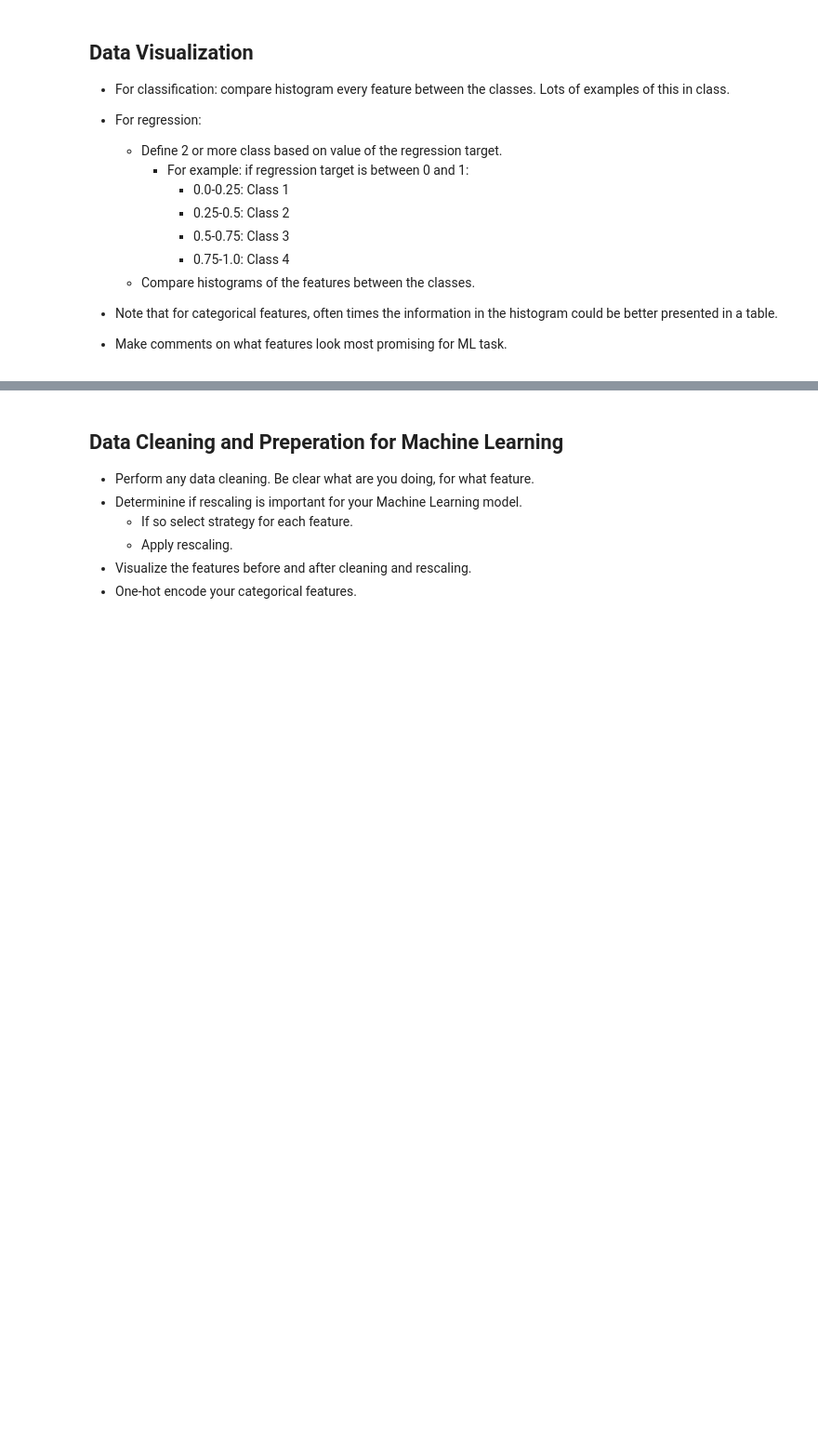
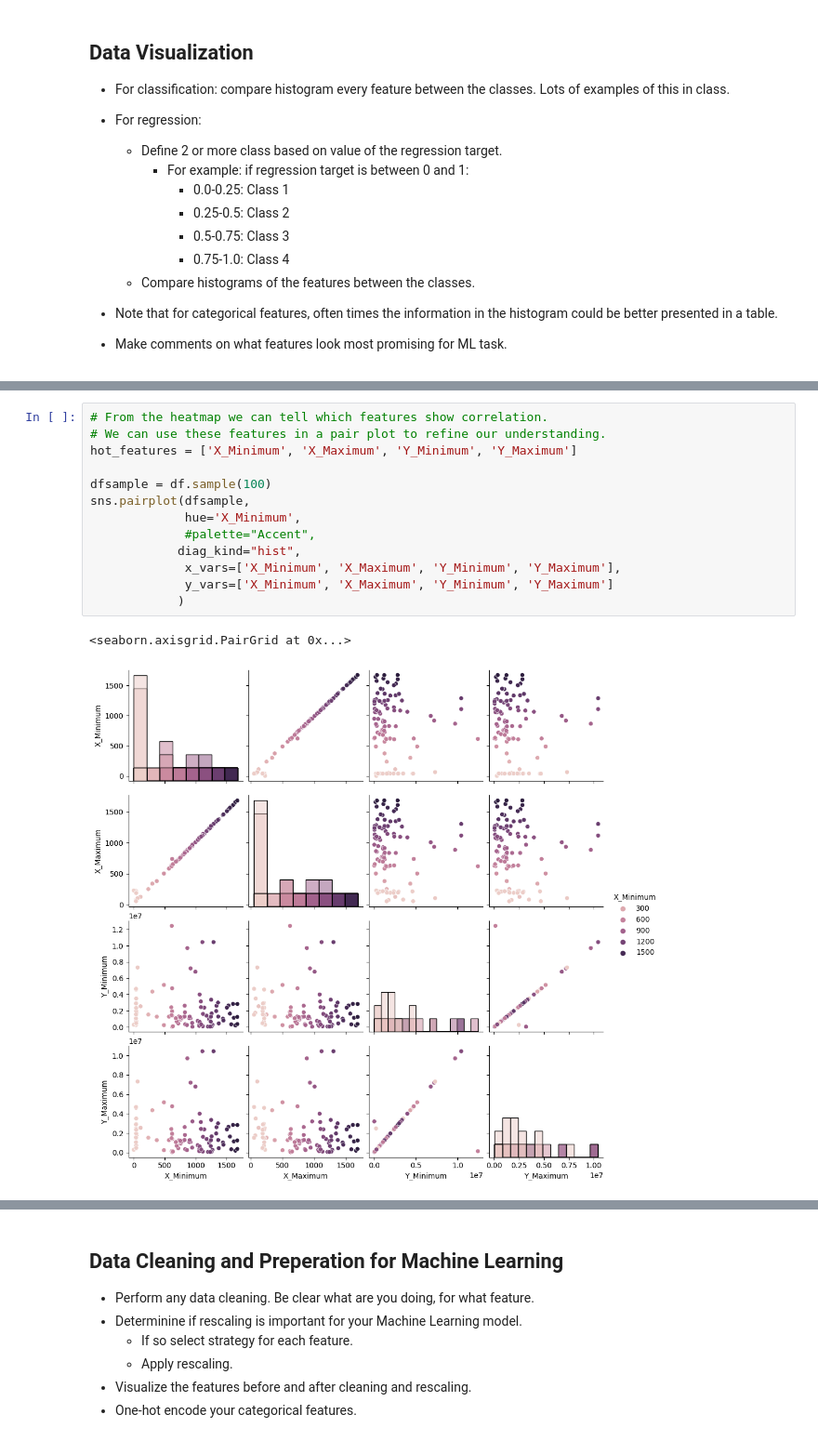
Before and after one commit to reese-quinto/DATA4380_Spring24, a Jupyter notebook: Lectures/Tabular.Kaggle.Project/KaggleTabularDataSubmission.ipynb, the cells around one changed output, grey strips where cells are left out. Shown at 93% size. Saved outputs shown, nothing was run; the diff lists cells and outputs as text; blank space fills up the shorter version.

```diff
--- a/Lectures/Tabular.Kaggle.Project/KaggleTabularDataSubmission.ipynb
+++ b/Lectures/Tabular.Kaggle.Project/KaggleTabularDataSubmission.ipynb
@@ -250,0 +283,16 @@ ValueError: could not broadcast input array from shape (19219,7) into shape (192
+# %%
+# From the heatmap we can tell which features show correlation.
+# We can use these features in a pair plot to refine our understanding.
+hot_features = ['X_Minimum', 'X_Maximum', 'Y_Minimum', 'Y_Maximum']
+
+dfsample = df.sample(100)
+sns.pairplot(dfsample,
+             hue='X_Minimum',
+             #palette="Accent",
+            diag_kind="hist",
+             x_vars=['X_Minimum', 'X_Maximum', 'Y_Minimum', 'Y_Maximum'],
+             y_vars=['X_Minimum', 'X_Maximum', 'Y_Minimum', 'Y_Maximum']
+            )
+# %% [output]
+<seaborn.axisgrid.PairGrid at 0x...>
+[figure, added]
```
Also changed, not shown: parts of 8 cells of this notebook.
